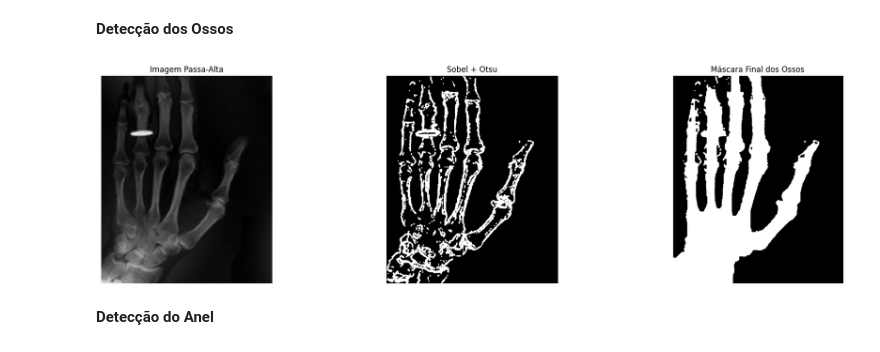
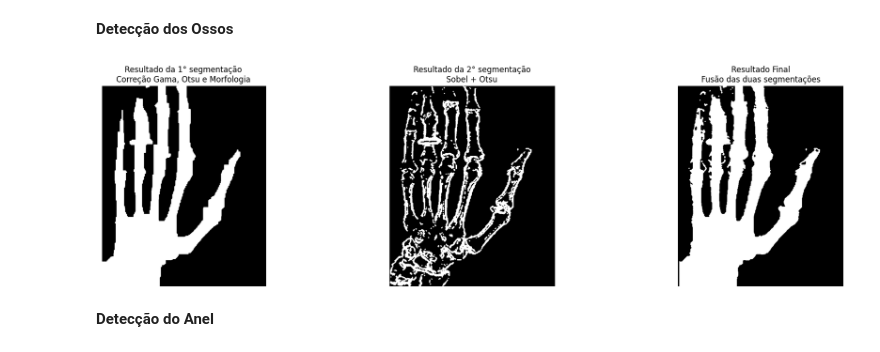
Before and after one commit to ccanacarla/PDI, a Jupyter notebook: Lista Final/Questao2.ipynb, the cells around one changed output. Cells and saved outputs as stored; diff of their text form; code cells hidden in the pictures.

Commit message:
Atualização das imagens

```diff
--- a/Lista Final/Questao2.ipynb
+++ b/Lista Final/Questao2.ipynb
@@ -101,24 +101,24 @@ final_ossos = cv2.morphologyEx(final_ossos, cv2.MORPH_CLOSE, kernel_ossos, itera
 # %%
 # Exibição
 plt.figure(figsize=(20, 5))
 plt.subplot(1, 3, 1)
-plt.imshow(imagem_filtrada, cmap='gray')
-plt.title("Imagem Passa-Alta")
+plt.imshow(otsu, cmap='gray')
+plt.title("Resultado da 1° segmentação\nCorreção Gama, Otsu e Morfologia")
 plt.axis('off')
 
 plt.subplot(1, 3, 2)
 plt.imshow(sobel_bin, cmap='gray')
-plt.title("Sobel + Otsu")
+plt.title("Resultado da 2° segmentação\nSobel + Otsu")
 plt.axis('off')
 
 plt.subplot(1, 3, 3)
 plt.imshow(final_ossos, cmap='gray')
-plt.title("Máscara Final dos Ossos")
+plt.title("Resultado Final\nFusão das duas segmentações")
 plt.axis('off')
 plt.tight_layout()
 plt.show()
 # %% [output]
-[figure, old version]
+[figure, new version]
 # %% [markdown]
 **Detecção do Anel**
 # %%
```
Also changed, not shown: 4 other files.
